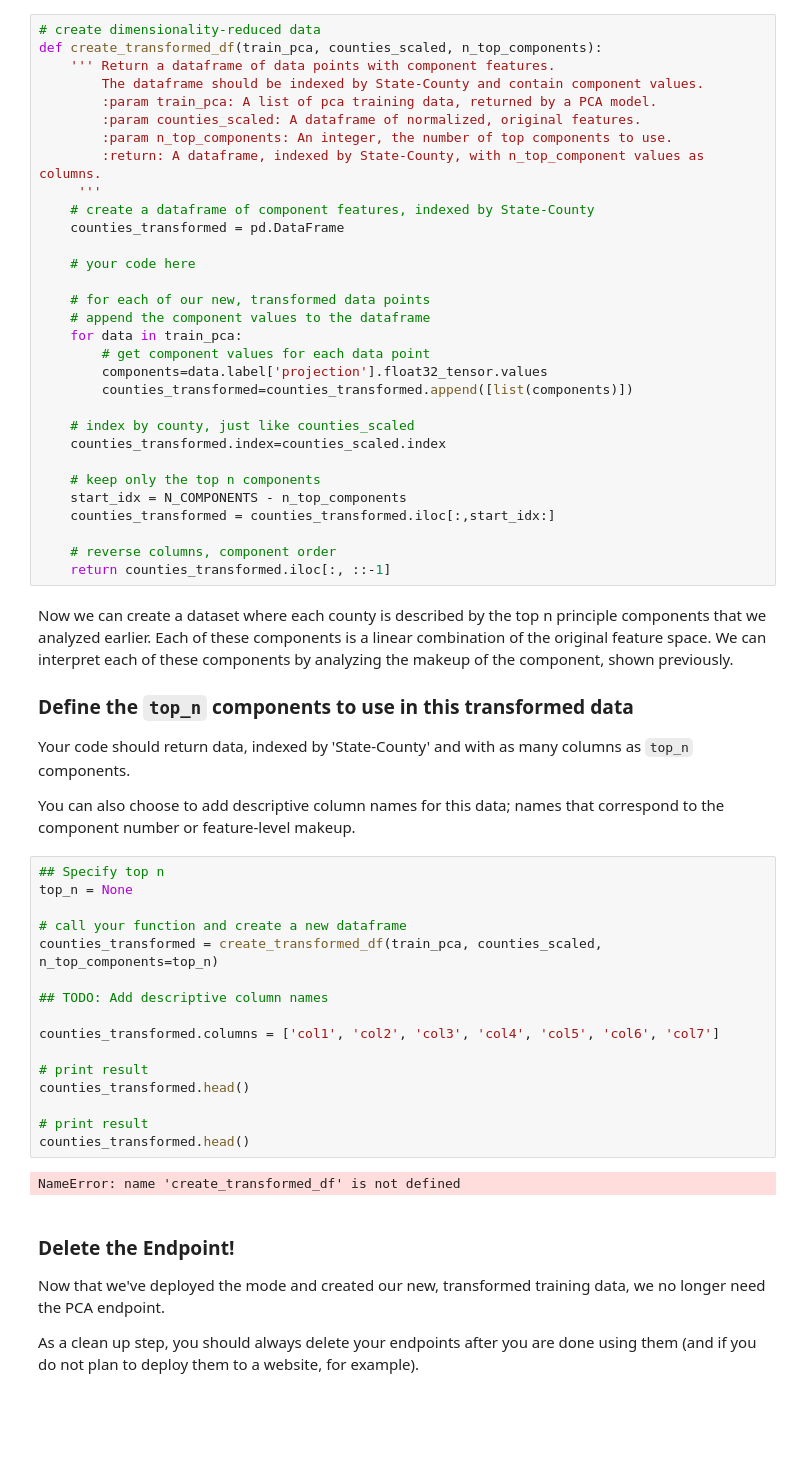
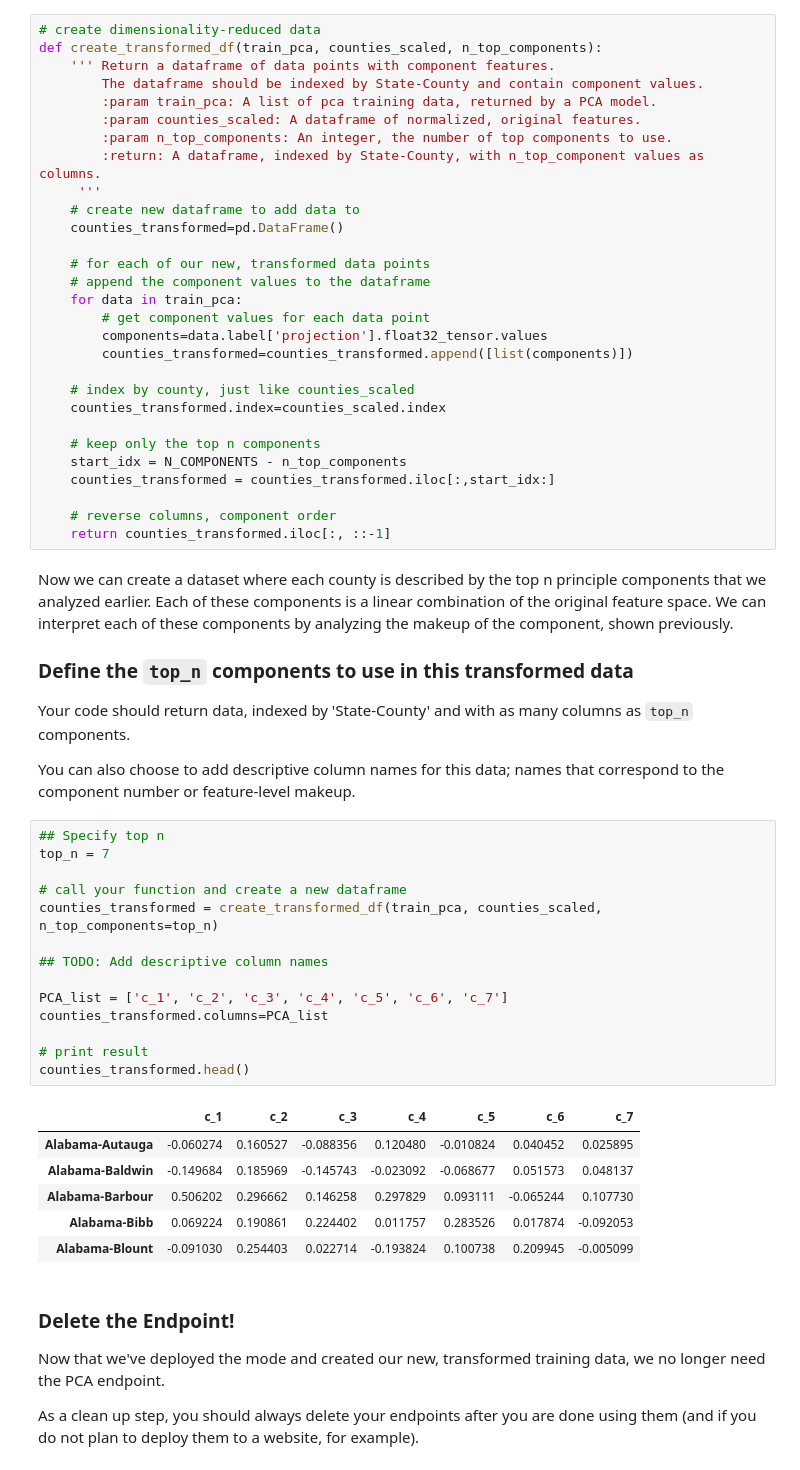
Before and after one commit to dorvaz/ML-SageMaker-Studies, a Jupyter notebook: Population_Segmentation/Pop_Segmentation_Exercise.ipynb, the cells around one changed output. Drawn from its saved outputs; the diff is of its cells as text; blank space fills up the shorter version.

```diff
--- a/Population_Segmentation/Pop_Segmentation_Exercise.ipynb
+++ b/Population_Segmentation/Pop_Segmentation_Exercise.ipynb
@@ -517,10 +678,8 @@ def create_transformed_df(train_pca, counties_scaled, n_top_components):
         :param n_top_components: An integer, the number of top components to use.
         :return: A dataframe, indexed by State-County, with n_top_component values as columns.
      '''
-    # create a dataframe of component features, indexed by State-County
-    counties_transformed = pd.DataFrame
-
-    # your code here
+    # create new dataframe to add data to
+    counties_transformed=pd.DataFrame()
 
     # for each of our new, transformed data points
     # append the component values to the dataframe
@@ -548,22 +707,25 @@ Your code should return data, indexed by 'State-County' and with as many columns
 You can also choose to add descriptive column names for this data; names that correspond to the component number or feature-level makeup.
 # %%
 ## Specify top n
-top_n = None
+top_n = 7
 
 # call your function and create a new dataframe
 counties_transformed = create_transformed_df(train_pca, counties_scaled, n_top_components=top_n)
 
 ## TODO: Add descriptive column names
 
-counties_transformed.columns = ['col1', 'col2', 'col3', 'col4', 'col5', 'col6', 'col7']
+PCA_list = ['c_1', 'c_2', 'c_3', 'c_4', 'c_5', 'c_6', 'c_7']
+counties_transformed.columns=PCA_list
 
 # print result
 counties_transformed.head()
-
-# print result
-counties_transformed.head()
 # %% [output]
-NameError: name 'create_transformed_df' is not defined
+|  | c_1 | c_2 | c_3 | c_4 | c_5 | c_6 | c_7 |
+| Alabama-Autauga | -0.060274 | 0.160527 | -0.088356 | 0.120480 | -0.010824 | 0.040452 | 0.025895 |
+| Alabama-Baldwin | -0.149684 | 0.185969 | -0.145743 | -0.023092 | -0.068677 | 0.051573 | 0.048137 |
+| Alabama-Barbour | 0.506202 | 0.296662 | 0.146258 | 0.297829 | 0.093111 | -0.065244 | 0.107730 |
+| Alabama-Bibb | 0.069224 | 0.190861 | 0.224402 | 0.011757 | 0.283526 | 0.017874 | -0.092053 |
+| Alabama-Blount | -0.091030 | 0.254403 | 0.022714 | -0.193824 | 0.100738 | 0.209945 | -0.005099 |
 # %% [markdown]
 ### Delete the Endpoint!
 
```
Also changed, not shown: parts of 34 cells of this notebook, 1 other file.
